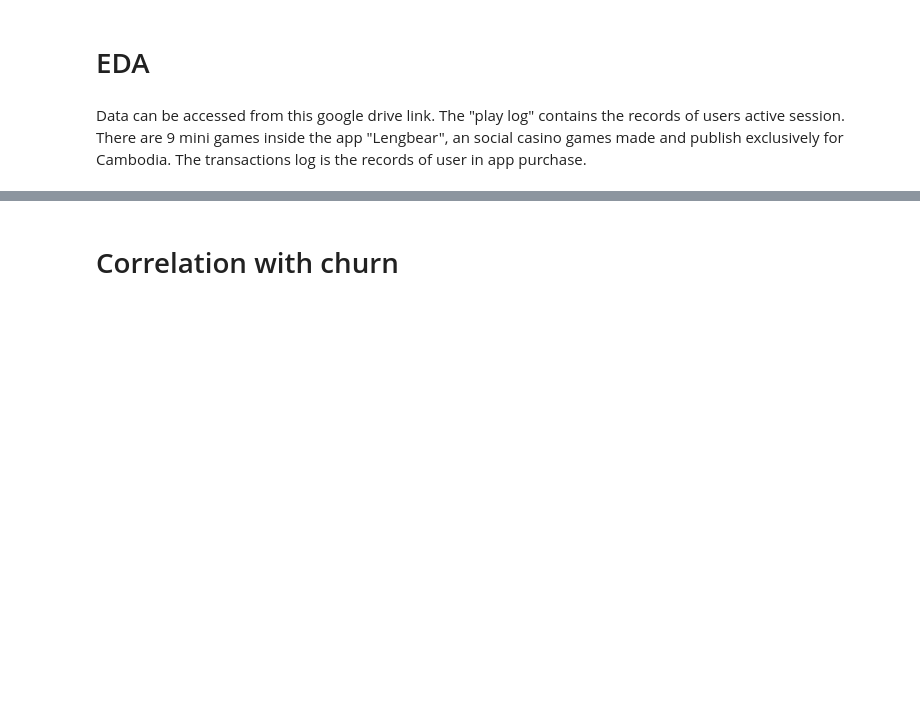
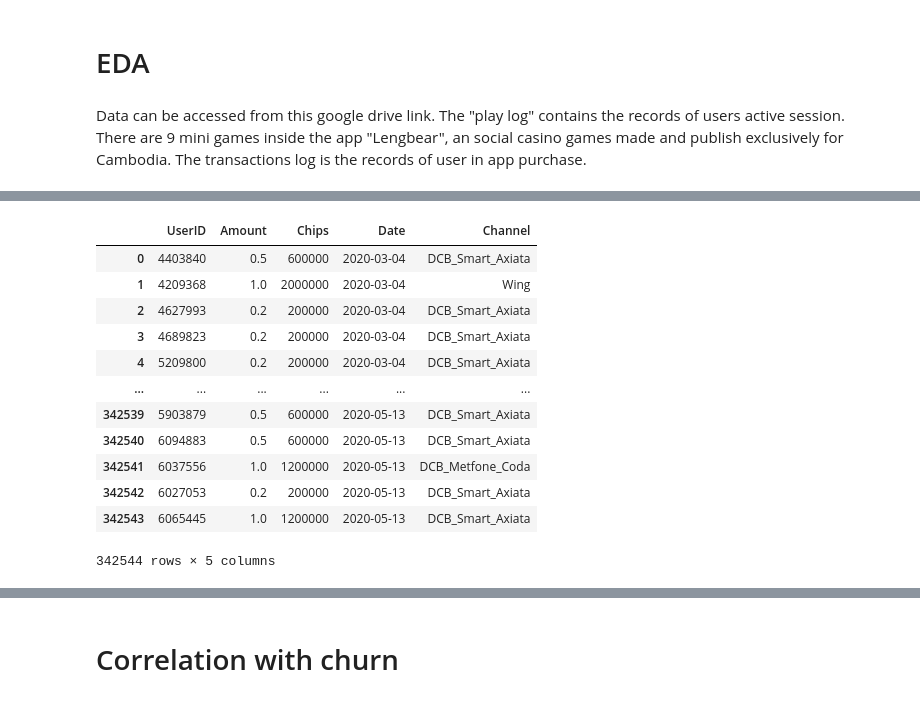
Before and after one commit to lechiben/churn-ltv-prediction, a Jupyter notebook: Churn Rate Prediction.ipynb, the cells around one changed output, grey strips where cells are left out. Cells and saved outputs as stored; diff of their text form; code cells hidden in the pictures; blank space fills up the shorter version.

```diff
--- a/Churn Rate Prediction.ipynb
+++ b/Churn Rate Prediction.ipynb
@@ -10,0 +62,19 @@ Data can be accessed from this google drive link. The "play log" contains the re
+# %%
+# Slice away the purchasing time for date in transaction data
+
+transactions_df['Date']=pd.to_datetime(transactions_df['Date'].str[:10])
+transactions_df
+# %% [output]
+|  | UserID | Amount | Chips | Date | Channel |
+| 0 | 4403840 | 0.5 | 600000 | 2020-03-04 | DCB_Smart_Axiata |
+| 1 | 4209368 | 1.0 | 2000000 | 2020-03-04 | Wing |
+| 2 | 4627993 | 0.2 | 200000 | 2020-03-04 | DCB_Smart_Axiata |
+| 3 | 4689823 | 0.2 | 200000 | 2020-03-04 | DCB_Smart_Axiata |
+| 4 | 5209800 | 0.2 | 200000 | 2020-03-04 | DCB_Smart_Axiata |
+| ... | ... | ... | ... | ... | ... |
+| 342539 | 5903879 | 0.5 | 600000 | 2020-05-13 | DCB_Smart_Axiata |
+| 342540 | 6094883 | 0.5 | 600000 | 2020-05-13 | DCB_Smart_Axiata |
+| 342541 | 6037556 | 1.0 | 1200000 | 2020-05-13 | DCB_Metfone_Coda |
+| 342542 | 6027053 | 0.2 | 200000 | 2020-05-13 | DCB_Smart_Axiata |
+| 342543 | 6065445 | 1.0 | 1200000 | 2020-05-13 | DCB_Smart_Axiata |
+342544 rows × 5 columns
```
Also changed, not shown: parts of 43 cells of this notebook.
